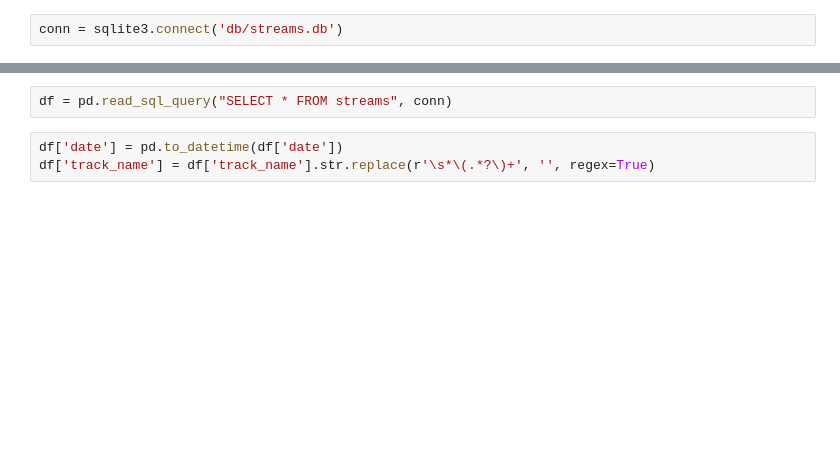
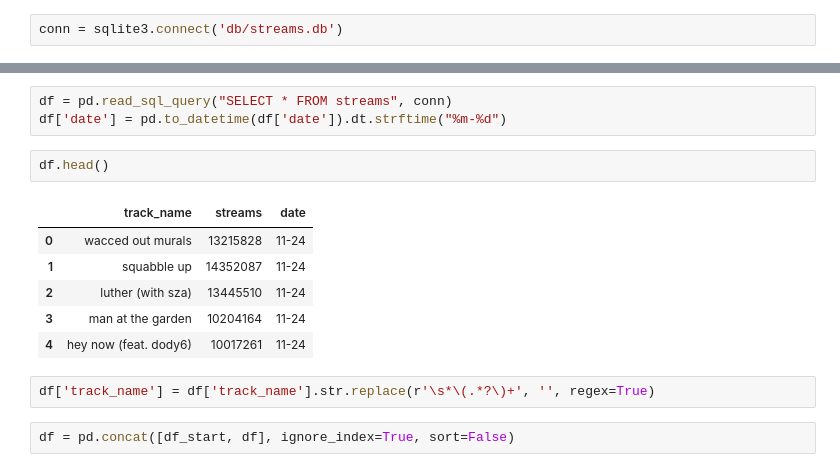
Before and after one commit to anthonydangg/rapmetrics, a Jupyter notebook: src/kworb_streams/race.ipynb, the cells around one changed output, grey strips where cells are left out. Drawn from its saved outputs; the diff is of its cells as text; blank space fills up the shorter version.

```diff
--- a/src/kworb_streams/race.ipynb
+++ b/src/kworb_streams/race.ipynb
@@ -7,5 +53,16 @@ conn = sqlite3.connect('db/streams.db')
 # %%
 df = pd.read_sql_query("SELECT * FROM streams", conn)
+df['date'] = pd.to_datetime(df['date']).dt.strftime("%m-%d")
+# %%
+df.head()
+# %% [output]
+|  | track_name | streams | date |
+| 0 | wacced out murals | 13215828 | 11-24 |
+| 1 | squabble up | 14352087 | 11-24 |
+| 2 | luther (with sza) | 13445510 | 11-24 |
+| 3 | man at the garden | 10204164 | 11-24 |
+| 4 | hey now (feat. dody6) | 10017261 | 11-24 |
 # %%
-df['date'] = pd.to_datetime(df['date'])
 df['track_name'] = df['track_name'].str.replace(r'\s*\(.*?\)+', '', regex=True)
+# %%
+df = pd.concat([df_start, df], ignore_index=True, sort=False)
```
Also changed, not shown: parts of 17 cells of this notebook, 3 other files.
